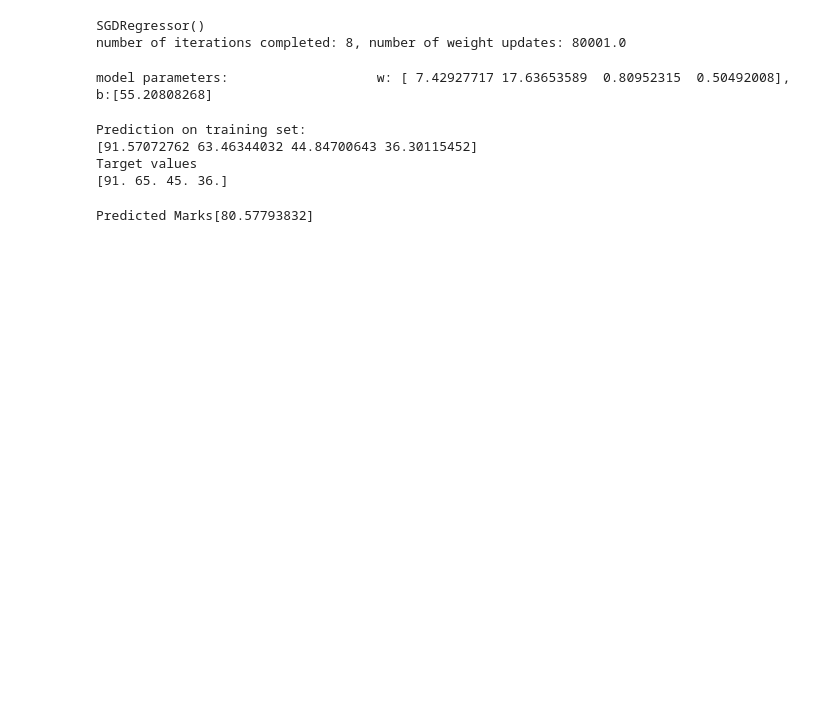
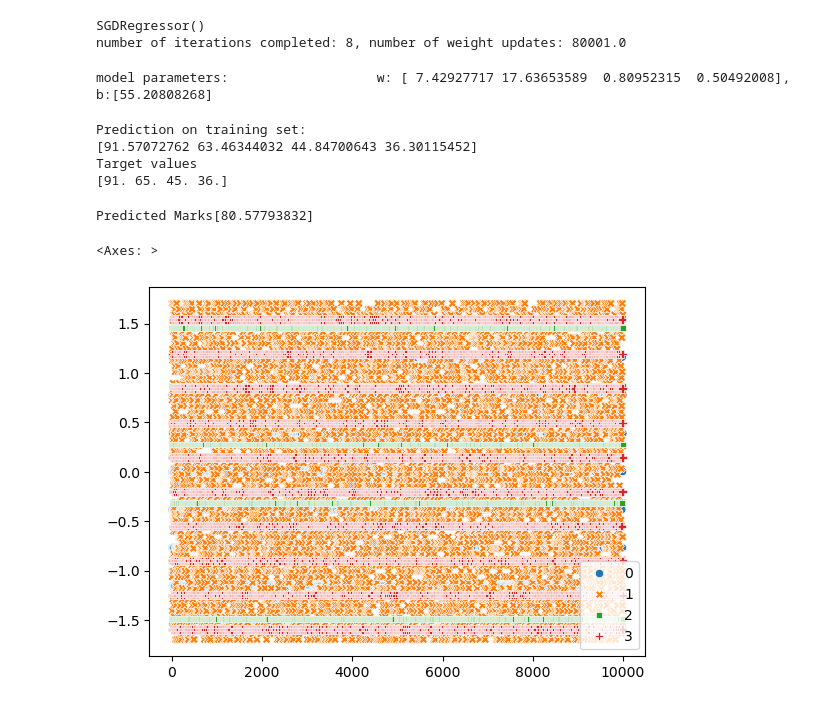
Before and after one commit to jobanpreetsinghnagra/student_predictor, a Jupyter notebook: sk.ipynb, the cells around one changed output. Saved outputs shown, nothing was run; the diff lists cells and outputs as text; code cells hidden in the pictures; blank space fills up the shorter version.

```diff
--- a/sk.ipynb
+++ b/sk.ipynb
@@ -76,3 +82,9 @@ y_new_pred = np.dot(x_new_norm, w_norm) + b_norm
 print(f"Predicted Marks{y_new_pred }")
 # %% [output]
 Predicted Marks[80.57793832]
+# %%
+
+sns.scatterplot(X_norm)
+# %% [output]
+<Axes: >
+[figure, added]
```
Also changed, not shown: parts of 2 cells of this notebook.
